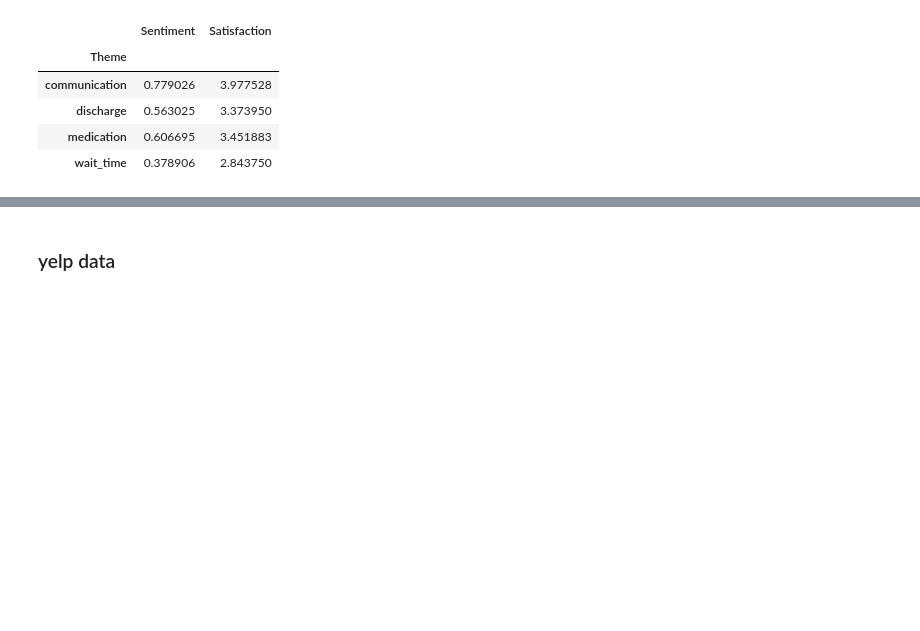
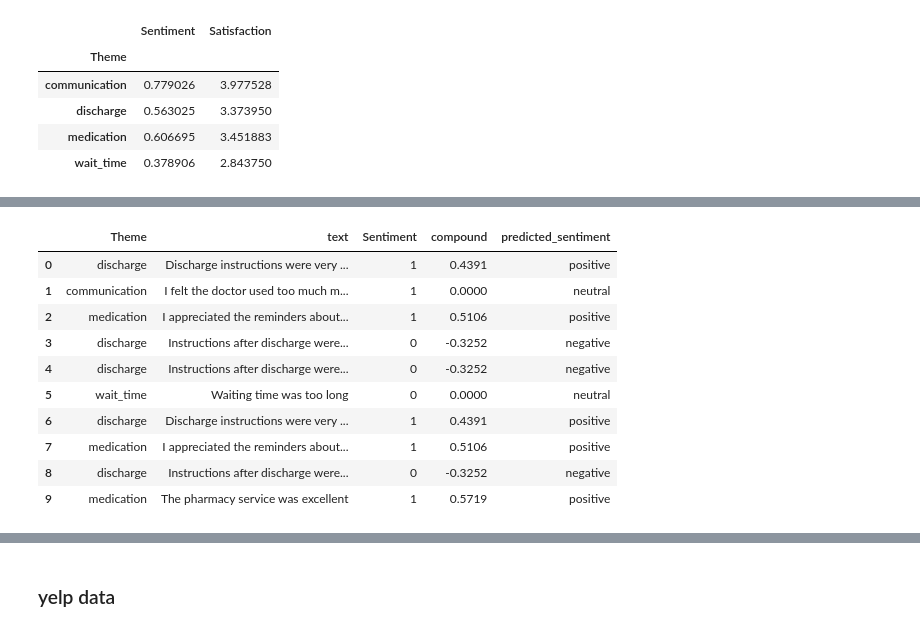
Before and after one commit to keil4ni/180a-track2, a Jupyter notebook: testing.ipynb, the cells around one changed output, grey strips where cells are left out. Saved outputs shown, nothing was run; the diff lists cells and outputs as text; code cells hidden in the pictures; blank space fills up the shorter version.

```diff
--- a/testing.ipynb
+++ b/testing.ipynb
@@ -64,0 +100,44 @@ patient.groupby('Theme')[['Sentiment', 'Satisfaction']].mean()
+# %%
+analyzer = SentimentIntensityAnalyzer()
+
+# Work on a copy and exclude missing/empty feedback
+patient_scored = patient.copy()
+patient_scored["text"] = (
+    patient_scored["Feedback"].astype("string").str.strip()
+)
+patient_scored = patient_scored.loc[
+    patient_scored["text"].notna()
+    & patient_scored["text"].ne("")
+].copy()
+
+# Score the review text only
+patient_scored["compound"] = patient_scored["text"].apply(
+    lambda text: analyzer.polarity_scores(text)["compound"]
+)
+
+def sentiment_label(score):
+    if score >= 0.05:
+        return "positive"
+    elif score <= -0.05:
+        return "negative"
+    return "neutral"
+
+patient_scored["predicted_sentiment"] = (
+    patient_scored["compound"].apply(sentiment_label)
+)
+
+patient_scored[
+    ["Theme", "text", "Sentiment", "compound", "predicted_sentiment"]
+].head(10)
+# %% [output]
+|  | Theme | text | Sentiment | compound | predicted_sentiment |
+| 0 | discharge | Discharge instructions were very ... | 1 | 0.4391 | positive |
+| 1 | communication | I felt the doctor used too much m... | 1 | 0.0000 | neutral |
+| 2 | medication | I appreciated the reminders about... | 1 | 0.5106 | positive |
+| 3 | discharge | Instructions after discharge were... | 0 | -0.3252 | negative |
+| 4 | discharge | Instructions after discharge were... | 0 | -0.3252 | negative |
+| 5 | wait_time | Waiting time was too long | 0 | 0.0000 | neutral |
+| 6 | discharge | Discharge instructions were very ... | 1 | 0.4391 | positive |
+| 7 | medication | I appreciated the reminders about... | 1 | 0.5106 | positive |
+| 8 | discharge | Instructions after discharge were... | 0 | -0.3252 | negative |
+| 9 | medication | The pharmacy service was excellent | 1 | 0.5719 | positive |
```
Also changed, not shown: parts of 3 cells of this notebook.
